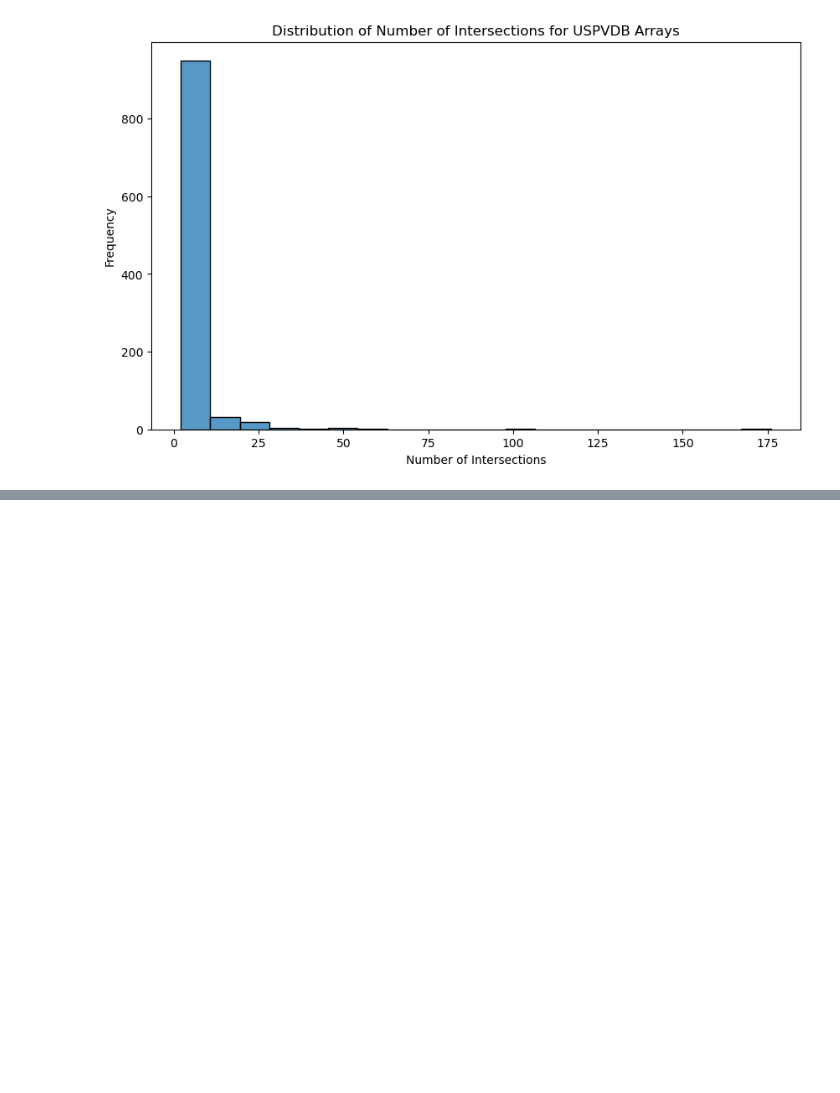
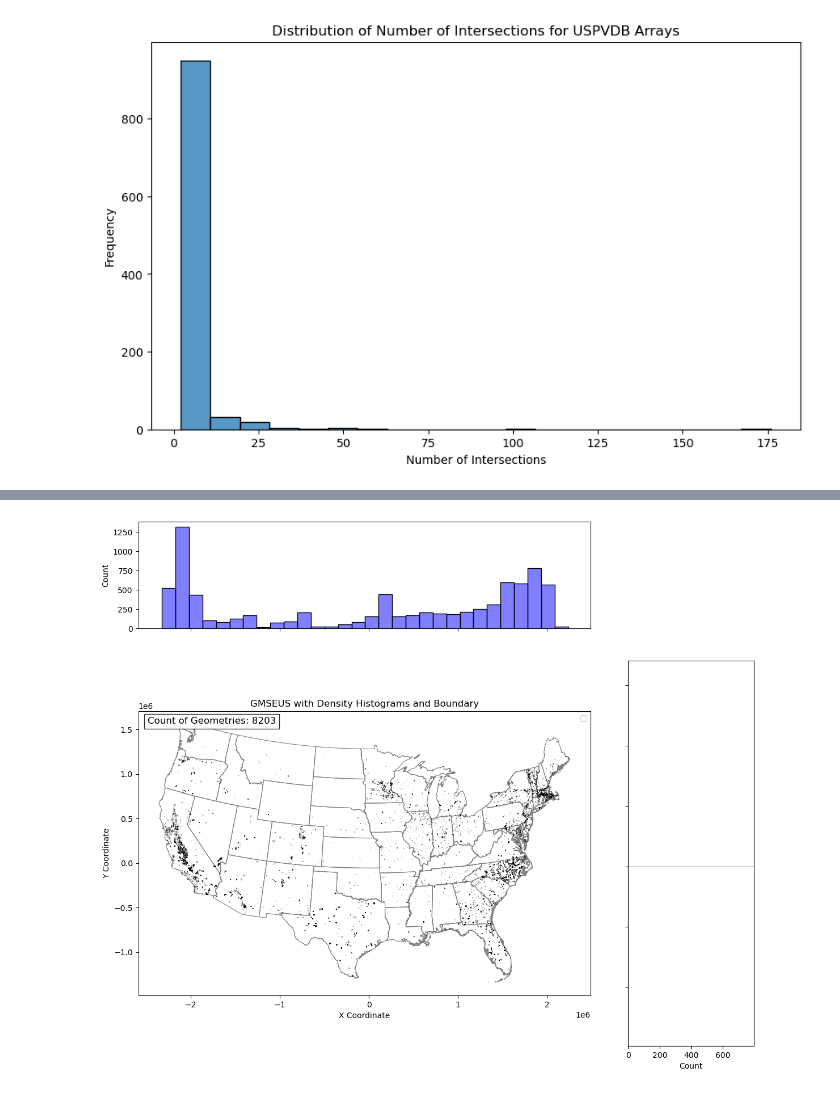
Before and after one commit to stidjaco/GMSEUS, a Jupyter notebook: script9_spatialValidation.ipynb, the cells around one changed output, grey strips where cells are left out. Drawn from its saved outputs; the diff is of its cells as text; code cells hidden in the pictures; blank space fills up the shorter version.

```diff
--- a/script9_spatialValidation.ipynb
+++ b/script9_spatialValidation.ipynb
@@ -385,0 +568,80 @@ plt.show()
+# %%
+import numpy as np
+
+def plot_map_with_boundary_and_histograms(map_data, map_label, boundary_data):
+    """
+    Plot a map with histograms for feature density based on x-coordinates (above the map)
+    and y-coordinates (to the right of the map). Include a background boundary for reference.
+
+    Parameters:
+        map_data (GeoDataFrame): GeoDataFrame representing the map to be plotted.
+        map_label (str): Label for the map to use in titles and annotations.
+        boundary_data (GeoDataFrame): GeoDataFrame representing the background boundary (e.g., lower 48 states).
+    """
+    # Ensure CRS match between map_data and boundary_data
+    if map_data.crs != boundary_data.crs:
+        boundary_data = boundary_data.to_crs(map_data.crs)
+
+    # Add x and y coordinates for density calculation (based on centroids)
+    map_data['x'] = map_data.geometry.centroid.x
+    map_data['y'] = map_data.geometry.centroid.y
+
+    # Clip extreme Y-values for better visualization
+    y_min, y_max = np.percentile(map_data['y'], [1, 99])  # Keep the 1st to 99th percentile
+    clipped_map_data = map_data[(map_data['y'] >= y_min) & (map_data['y'] <= y_max)]
+
+    # Create a main plot with marginal histograms
+    fig = plt.figure(figsize=(14, 12))
+    gs = fig.add_gridspec(4, 4, hspace=0.3, wspace=0.3)
+
+    # Main plot: map visualization
+    ax_main = fig.add_subplot(gs[1:, :-1])
+    boundary_data.plot(ax=ax_main, color='none', edgecolor='grey', linewidth=0.8, label="Boundary")
+    map_data.plot(ax=ax_main, color='blue', alpha=0.5, edgecolor='black', label="Data")
+    ax_main.set_title(f"{map_label} with Density Histograms and Boundary")
+    ax_main.set_xlabel("X Coordinate")
+    ax_main.set_ylabel("Y Coordinate")
+    ax_main.legend()
+
+    # Add count of geometries as a label on the map
+    geometry_count = len(map_data)
+    ax_main.text(
+        0.02, 0.98, f"Count of Geometries: {geometry_count}",
+        transform=ax_main.transAxes, fontsize=12, verticalalignment='top',
+        bbox=dict(facecolor='white', alpha=0.8)
+    )
+
+    # Top histogram: X-coordinate density
+    ax_top = fig.add_subplot(gs[0, :-1], sharex=ax_main)
+    sns.histplot(map_data['x'], kde=False, color="blue", alpha=0.5, bins=30, ax=ax_top)
+    ax_top.set_ylabel("Count")
+    ax_top.set_xlabel("")
+    ax_top.tick_params(axis="x", labelbottom=False)
+
+    # Right histogram: Y-coordinate density
+    ax_right = fig.add_subplot(gs[1:, -1], sharey=ax_main)
+    sns.histplot(
+        clipped_map_data['y'], kde=False, color="blue", alpha=0.5, bins=30,
+        ax=ax_right, orientation="horizontal"
+    )
+    ax_right.set_xlabel("Count")
+    ax_right.set_ylabel("")
+    ax_right.tick_params(axis="y", labelleft=False)
+
+    # Adjust limits for better visualization
+    max_density = np.histogram(clipped_map_data['y'], bins=30)[0].max()
+    ax_right.set_xlim(0, max_density + 10)
+
+    plt.show()
+
+# Example usage:
+# Boundary data
+us_boundary = gpd.read_file("G:\\Data\\GMSEUS\\SupplementaryData\\CONUS_No_Great_Lakes.shp")
+us_boundary = us_boundary.to_crs(map1.crs)
+
+# Plot map1
+plot_map_with_boundary_and_histograms(map1, "GMSEUS", us_boundary)
+
+# Plot map2_trimmed
+plot_map_with_boundary_and_histograms(map2_trimmed, "USPVDB", us_boundary)
+# %% [output]
@@ -385,0 +650 @@ plt.show()
+[figure, added]
```
Also changed, not shown: parts of 19 cells of this notebook.
